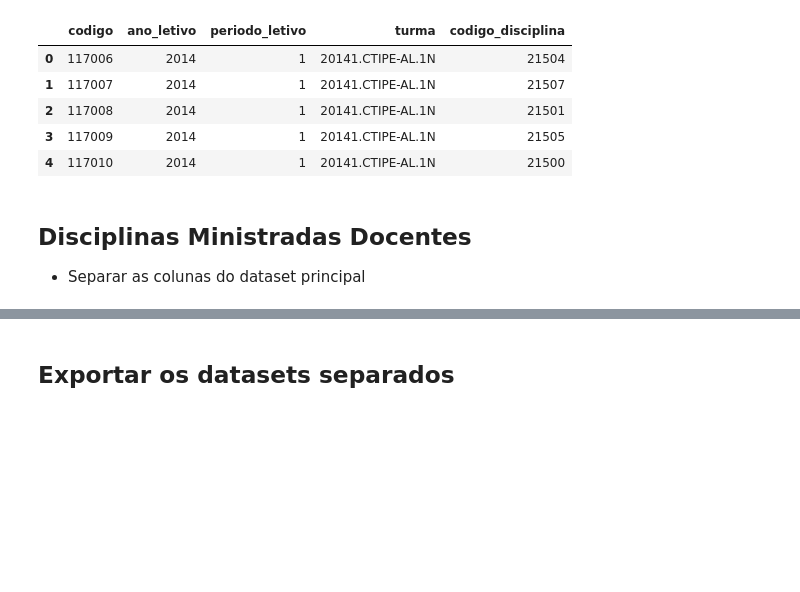
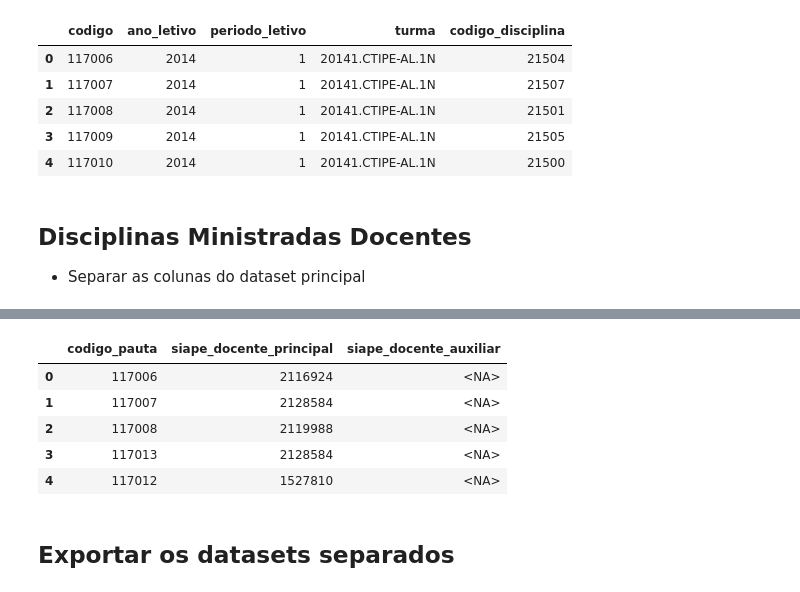
Before and after one commit to marcelsby/tcc-ifg-kg, a Jupyter notebook: notebooks/dados_abertos/Preprocessing Disciplinas Ministradas.ipynb, the cells around one changed output, grey strips where cells are left out. Saved outputs shown, nothing was run; the diff lists cells and outputs as text; code cells hidden in the pictures; blank space fills up the shorter version.

```diff
--- a/notebooks/dados_abertos/Preprocessing Disciplinas Ministradas.ipynb
+++ b/notebooks/dados_abertos/Preprocessing Disciplinas Ministradas.ipynb
@@ -622,0 +643,5 @@ disciplinas_ministradas_docentes_separadas = disciplinas_ministradas_docentes_se
+# %%
+t_docentes_principais = disciplinas_ministradas_docentes_separadas[['codigo_pauta', 'siape_docente_principal']]
+t_docentes_principais.dropna(inplace=True)
+t_docentes_principais['siape_docente_principal'] = t_docentes_principais['siape_docente_principal'].astype('int64')
+t_docentes_principais = t_docentes_principais[t_docentes_principais['siape_docente_principal'].isin(docentes['matricula'])]
@@ -622,0 +671,5 @@ disciplinas_ministradas_docentes_separadas = disciplinas_ministradas_docentes_se
+# %%
+t_docentes_auxiliares = disciplinas_ministradas_docentes_separadas[['codigo_pauta', 'siape_docente_auxiliar']]
+t_docentes_auxiliares.dropna(inplace=True)
+t_docentes_auxiliares['siape_docente_auxiliar'] = t_docentes_auxiliares['siape_docente_auxiliar'].astype('int64')
+t_docentes_auxiliares = t_docentes_auxiliares[t_docentes_auxiliares['siape_docente_auxiliar'].isin(docentes['matricula'])]
@@ -623,3 +699,15 @@ disciplinas_ministradas_docentes_separadas = disciplinas_ministradas_docentes_se
+# %%
+disciplinas_ministradas_docentes_separadas = t_docentes_principais.merge(t_docentes_auxiliares, on='codigo_pauta', how='outer') \
+    .astype({'siape_docente_principal': 'Int64', 'siape_docente_auxiliar': 'Int64'}, errors='ignore')
+# %%
+disciplinas_ministradas_docentes_separadas.head()
+# %% [output]
+|  | codigo_pauta | siape_docente_principal | siape_docente_auxiliar |
+| 0 | 117006 | 2116924 | <NA> |
+| 1 | 117007 | 2128584 | <NA> |
+| 2 | 117008 | 2119988 | <NA> |
+| 3 | 117013 | 2128584 | <NA> |
+| 4 | 117012 | 1527810 | <NA> |
 # %% [markdown]
 ## Exportar os datasets separados
 # %%
```
Also changed, not shown: parts of 20 cells of this notebook.
